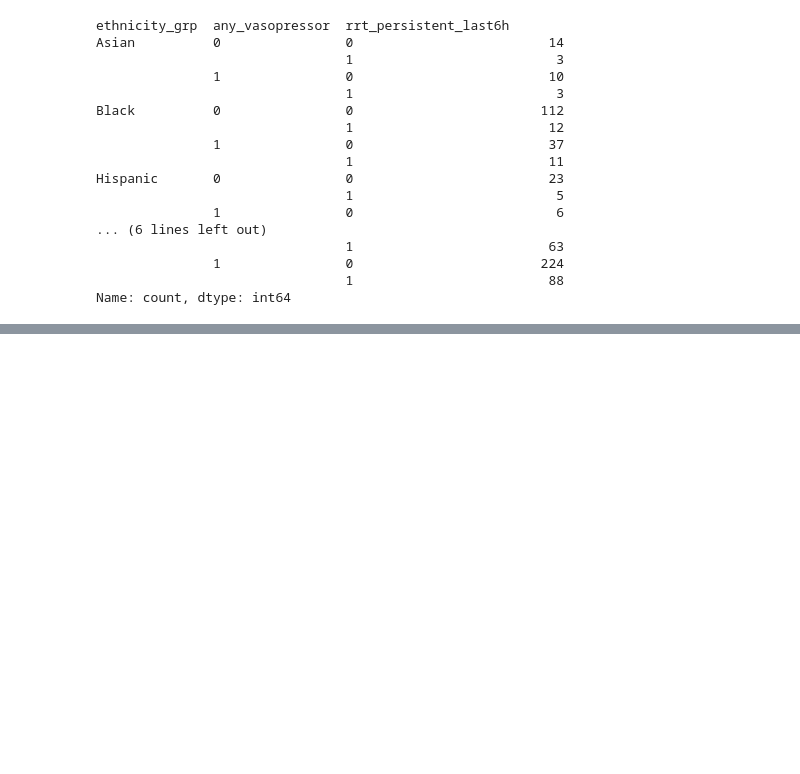
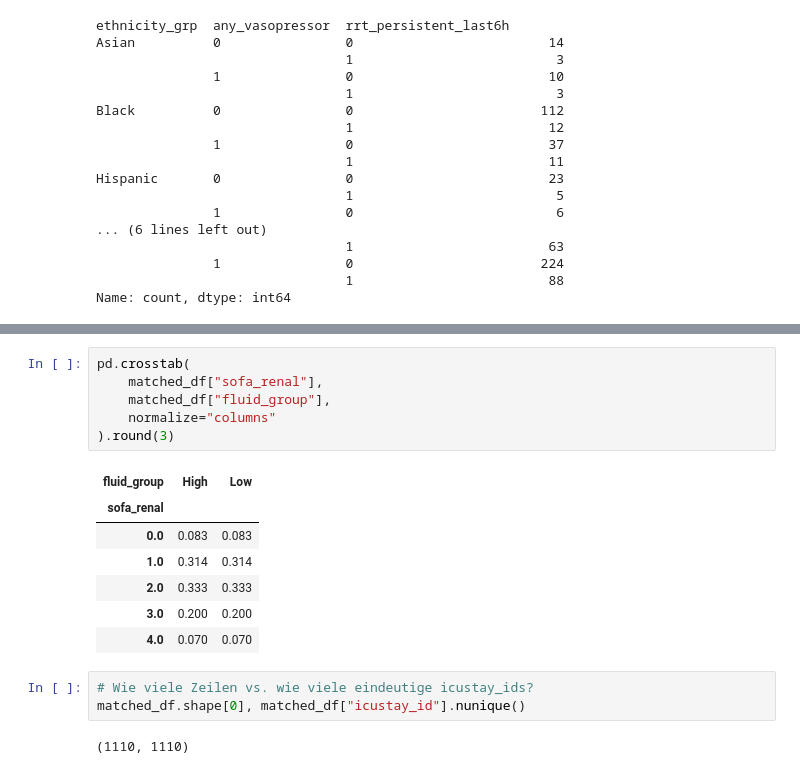
Before and after one commit to SimonKossack/mimiciii-BioMedicalProject, a Jupyter notebook: NierenNotebooks/06.ipynb, the cells around one changed output, grey strips where cells are left out. Cells and saved outputs as stored; diff of their text form; blank space fills up the shorter version.

```diff
--- a/NierenNotebooks/06.ipynb
+++ b/NierenNotebooks/06.ipynb
@@ -175,0 +737,19 @@ Name: count, dtype: int64
+# %%
+pd.crosstab(
+    matched_df["sofa_renal"],
+    matched_df["fluid_group"],
+    normalize="columns"
+).round(3)
+# %% [output]
+| fluid_group | High | Low |
+| sofa_renal |  |  |
+| 0.0 | 0.083 | 0.083 |
+| 1.0 | 0.314 | 0.314 |
+| 2.0 | 0.333 | 0.333 |
+| 3.0 | 0.200 | 0.200 |
+| 4.0 | 0.070 | 0.070 |
+# %%
+# Wie viele Zeilen vs. wie viele eindeutige icustay_ids?
+matched_df.shape[0], matched_df["icustay_id"].nunique()
+# %% [output]
+(1110, 1110)
```
Also changed, not shown: parts of 20 cells of this notebook, 3 other files.
